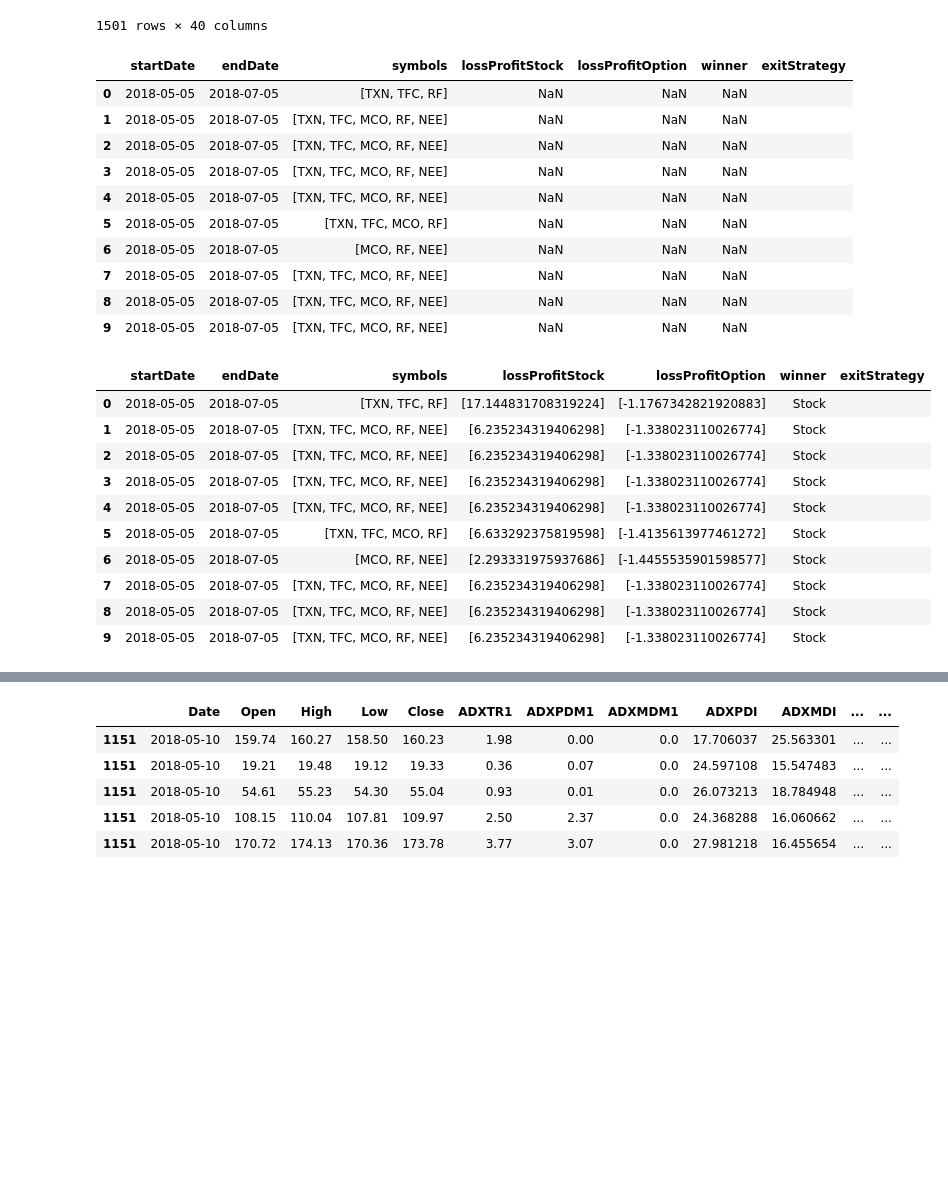
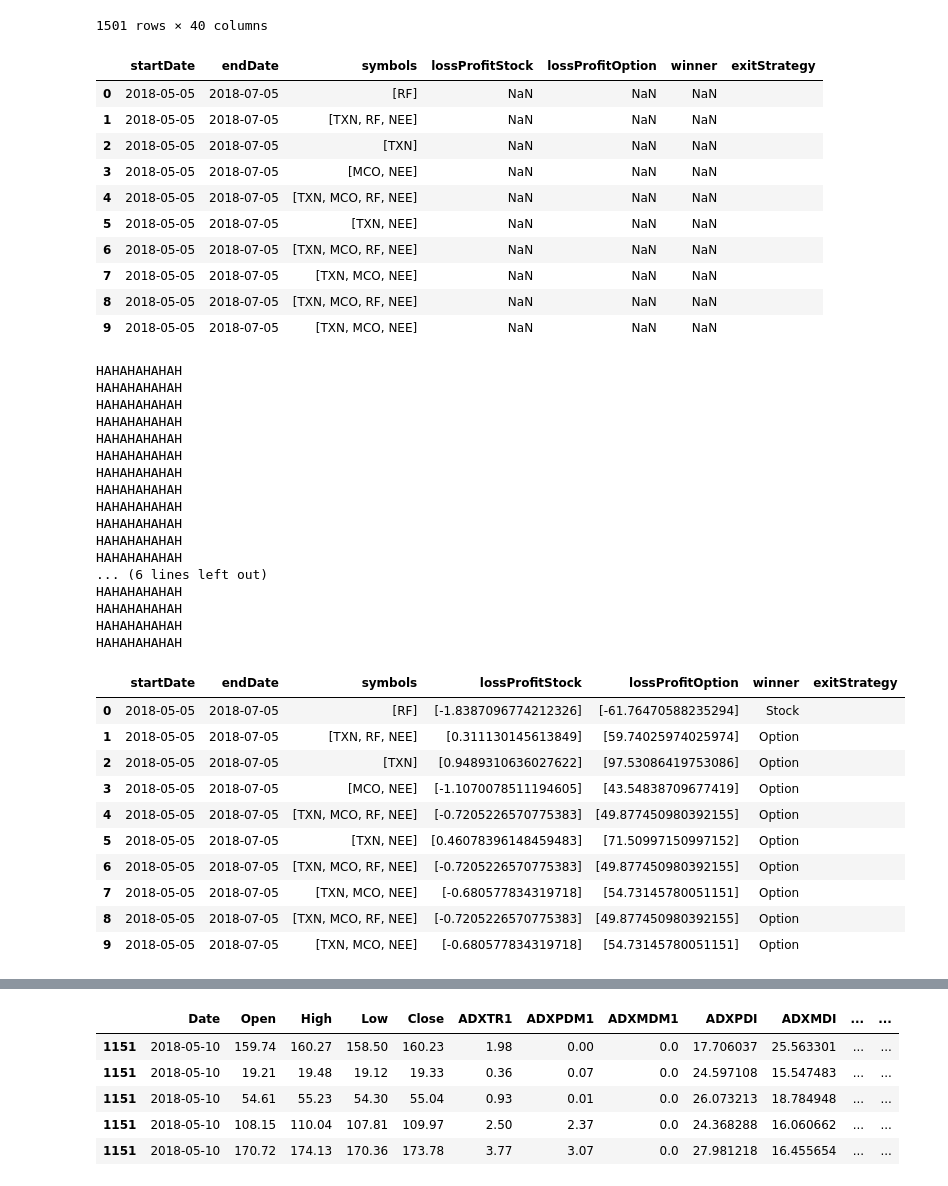
Before and after one commit to CalvinCottin/Option-Backtesting, a Jupyter notebook: Untitled-checkpoint.ipynb, the cells around one changed output, grey strips where cells are left out. Saved outputs shown, nothing was run; the diff lists cells and outputs as text; code cells hidden in the pictures; blank space fills up the shorter version.

```diff
--- a/Untitled-checkpoint.ipynb
+++ b/Untitled-checkpoint.ipynb
@@ -146,9 +146,9 @@ def generateRandomTable( symbols, rowCount):
     date2 = date(2018, 7, 5)
 
     for row in range(rowCount):
-        symbolAdd = random.randint(1,6)
+        symbolAdd = random.randint(1,5)
         #sample to ensure uniquness of indizes
-        symbolAddArray = sample(range(0,5), symbolAdd)
+        symbolAddArray = sample(range(0,4), symbolAdd)
         symbolAddArray.sort()
         #transfer indices to symbols
         symbolRandomList = [ symbols[i] for i in symbolAddArray]
@@ -160,7 +160,7 @@ def generateRandomTable( symbols, rowCount):
 # %%
 #define initial values
 rowCount = 10
-stocks = ["TXN", "TFC", "MCO", "RF", "NEE"]
+stocks = ["TXN", "MCO", "RF", "NEE"]
 
 #create random table
 df1 = generateRandomTable(stocks, rowCount)
@@ -169,16 +169,16 @@ df1
 #df1.to_csv("simulation_data.csv", index=False, encoding='utf-8-sig')
 # %% [output]
 |  | startDate | endDate | symbols | lossProfitStock | lossProfitOption | winner | exitStrategy |
-| 0 | 2018-05-05 | 2018-07-05 | [TXN, TFC, RF] | NaN | NaN | NaN |  |
-| 1 | 2018-05-05 | 2018-07-05 | [TXN, TFC, MCO, RF, NEE] | NaN | NaN | NaN |  |
-| 2 | 2018-05-05 | 2018-07-05 | [TXN, TFC, MCO, RF, NEE] | NaN | NaN | NaN |  |
-| 3 | 2018-05-05 | 2018-07-05 | [TXN, TFC, MCO, RF, NEE] | NaN | NaN | NaN |  |
-| 4 | 2018-05-05 | 2018-07-05 | [TXN, TFC, MCO, RF, NEE] | NaN | NaN | NaN |  |
-| 5 | 2018-05-05 | 2018-07-05 | [TXN, TFC, MCO, RF] | NaN | NaN | NaN |  |
-| 6 | 2018-05-05 | 2018-07-05 | [MCO, RF, NEE] | NaN | NaN | NaN |  |
-| 7 | 2018-05-05 | 2018-07-05 | [TXN, TFC, MCO, RF, NEE] | NaN | NaN | NaN |  |
-| 8 | 2018-05-05 | 2018-07-05 | [TXN, TFC, MCO, RF, NEE] | NaN | NaN | NaN |  |
-| 9 | 2018-05-05 | 2018-07-05 | [TXN, TFC, MCO, RF, NEE] | NaN | NaN | NaN |  |
+| 0 | 2018-05-05 | 2018-07-05 | [RF] | NaN | NaN | NaN |  |
+| 1 | 2018-05-05 | 2018-07-05 | [TXN, RF, NEE] | NaN | NaN | NaN |  |
+| 2 | 2018-05-05 | 2018-07-05 | [TXN] | NaN | NaN | NaN |  |
+| 3 | 2018-05-05 | 2018-07-05 | [MCO, NEE] | NaN | NaN | NaN |  |
+| 4 | 2018-05-05 | 2018-07-05 | [TXN, MCO, RF, NEE] | NaN | NaN | NaN |  |
+| 5 | 2018-05-05 | 2018-07-05 | [TXN, NEE] | NaN | NaN | NaN |  |
+| 6 | 2018-05-05 | 2018-07-05 | [TXN, MCO, RF, NEE] | NaN | NaN | NaN |  |
+| 7 | 2018-05-05 | 2018-07-05 | [TXN, MCO, NEE] | NaN | NaN | NaN |  |
+| 8 | 2018-05-05 | 2018-07-05 | [TXN, MCO, RF, NEE] | NaN | NaN | NaN |  |
+| 9 | 2018-05-05 | 2018-07-05 | [TXN, MCO, NEE] | NaN | NaN | NaN |  |
 # %%
 def remove_from_array(base_array, num):
     for index in range(len(base_array)):
@@ -186,7 +186,7 @@ def remove_from_array(base_array, num):
             base_array.pop(index)
             break
 # %%
-def stock_vs_options(start_date, end_date, exitStrat, work, symbols, options):
+def stock_vs_options(start_date, end_date, exitStrat, work, symbols, options, shortEnable):
     starting_capital = 100000
     stockInvestor = investor(1, starting_capital, symbols, options)
     optionInvestor = investor(2, starting_capital, symbols, options)
@@ -195,23 +195,23 @@ def stock_vs_options(start_date, end_date, exitStrat, work, symbols, options):
         #tasks[symbol] = np.random.randint(1,12)
         tasks[symbol] = 20
 
-    stockInvestor.buy(tasks, exitStrat, start_date, end_date)
+    stockInvestor.buy(tasks, exitStrat, start_date, end_date, shortEnable)
 
     for symbol in work:
         optionInvestor.callinvest(symbol, start_date, end_date, 0.05, 0.1)
 
     stockProfit = ((stockInvestor.assetValue - starting_capital)/stockInvestor.totalInvestedCapital) * 100
-    optionProfit = ((optionInvestor.capital - starting_capital)/stockInvestor.totalInvestedCapital) * 100
+    optionProfit = ((optionInvestor.capital - starting_capital)/optionInvestor.totalInvestedCapital) * 100
 
     #print("Stock Investor has created a loss/profit of "+ str(stockProfit))
     #print("Option Investor has created a loss/profit of "+ str(optionProfit))
 
     return [stockProfit, optionProfit]
 # %%
-def runSimulation(data, stock, options):
+def runSimulation(data, stock, options, shortEnable):
     for index, row in data.iterrows():
         win = ""
-        temp = stock_vs_options(row.startDate, row.endDate, row.exitStrategy, row.symbols, stock, options)
+        temp = stock_vs_options(row.startDate, row.endDate, row.exitStrategy, row.symbols, stock, options, shortEnable)
         data.at[index, "lossProfitStock"] = temp[0]
         data.at[index, "lossProfitOption"] = temp[1]
         if (temp[0] > temp[1]): win = "Stock"
@@ -220,17 +220,34 @@ def runSimulation(data, stock, options):
         data.at[index, "winner"] = win
     return data
 # %%
-res = runSimulation(df1, symbols, optionsdrop)
+res = runSimulation(df1, symbols, optionsdrop, False)
 res
 # %% [output]
+HAHAHAHAHAH
+HAHAHAHAHAH
+HAHAHAHAHAH
+HAHAHAHAHAH
+HAHAHAHAHAH
+HAHAHAHAHAH
+HAHAHAHAHAH
+HAHAHAHAHAH
+HAHAHAHAHAH
+HAHAHAHAHAH
+HAHAHAHAHAH
+HAHAHAHAHAH
+... (6 lines left out)
+HAHAHAHAHAH
+HAHAHAHAHAH
+HAHAHAHAHAH
+HAHAHAHAHAH
 |  | startDate | endDate | symbols | lossProfitStock | lossProfitOption | winner | exitStrategy |
-| 0 | 2018-05-05 | 2018-07-05 | [TXN, TFC, RF] | [17.144831708319224] | [-1.1767342821920883] | Stock |  |
-| 1 | 2018-05-05 | 2018-07-05 | [TXN, TFC, MCO, RF, NEE] | [6.235234319406298] | [-1.338023110026774] | Stock |  |
-| 2 | 2018-05-05 | 2018-07-05 | [TXN, TFC, MCO, RF, NEE] | [6.235234319406298] | [-1.338023110026774] | Stock |  |
-| 3 | 2018-05-05 | 2018-07-05 | [TXN, TFC, MCO, RF, NEE] | [6.235234319406298] | [-1.338023110026774] | Stock |  |
-| 4 | 2018-05-05 | 2018-07-05 | [TXN, TFC, MCO, RF, NEE] | [6.235234319406298] | [-1.338023110026774] | Stock |  |
-| 5 | 2018-05-05 | 2018-07-05 | [TXN, TFC, MCO, RF] | [6.633292375819598] | [-1.4135613977461272] | Stock |  |
-| 6 | 2018-05-05 | 2018-07-05 | [MCO, RF, NEE] | [2.293331975937686] | [-1.4455535901598577] | Stock |  |
-| 7 | 2018-05-05 | 2018-07-05 | [TXN, TFC, MCO, RF, NEE] | [6.235234319406298] | [-1.338023110026774] | Stock |  |
-| 8 | 2018-05-05 | 2018-07-05 | [TXN, TFC, MCO, RF, NEE] | [6.235234319406298] | [-1.338023110026774] | Stock |  |
-| 9 | 2018-05-05 | 2018-07-05 | [TXN, TFC, MCO, RF, NEE] | [6.235234319406298] | [-1.338023110026774] | Stock |  |
+| 0 | 2018-05-05 | 2018-07-05 | [RF] | [-1.8387096774212326] | [-61.76470588235294] | Stock |  |
+| 1 | 2018-05-05 | 2018-07-05 | [TXN, RF, NEE] | [0.311130145613849] | [59.74025974025974] | Option |  |
+| 2 | 2018-05-05 | 2018-07-05 | [TXN] | [0.9489310636027622] | [97.53086419753086] | Option |  |
+| 3 | 2018-05-05 | 2018-07-05 | [MCO, NEE] | [-1.1070078511194605] | [43.54838709677419] | Option |  |
+| 4 | 2018-05-05 | 2018-07-05 | [TXN, MCO, RF, NEE] | [-0.7205226570775383] | [49.877450980392155] | Option |  |
+| 5 | 2018-05-05 | 2018-07-05 | [TXN, NEE] | [0.46078396148459483] | [71.50997150997152] | Option |  |
+| 6 | 2018-05-05 | 2018-07-05 | [TXN, MCO, RF, NEE] | [-0.7205226570775383] | [49.877450980392155] | Option |  |
+| 7 | 2018-05-05 | 2018-07-05 | [TXN, MCO, NEE] | [-0.680577834319718] | [54.73145780051151] | Option |  |
+| 8 | 2018-05-05 | 2018-07-05 | [TXN, MCO, RF, NEE] | [-0.7205226570775383] | [49.877450980392155] | Option |  |
+| 9 | 2018-05-05 | 2018-07-05 | [TXN, MCO, NEE] | [-0.680577834319718] | [54.73145780051151] | Option |  |
```
Also changed, not shown: parts of 4 cells of this notebook.
